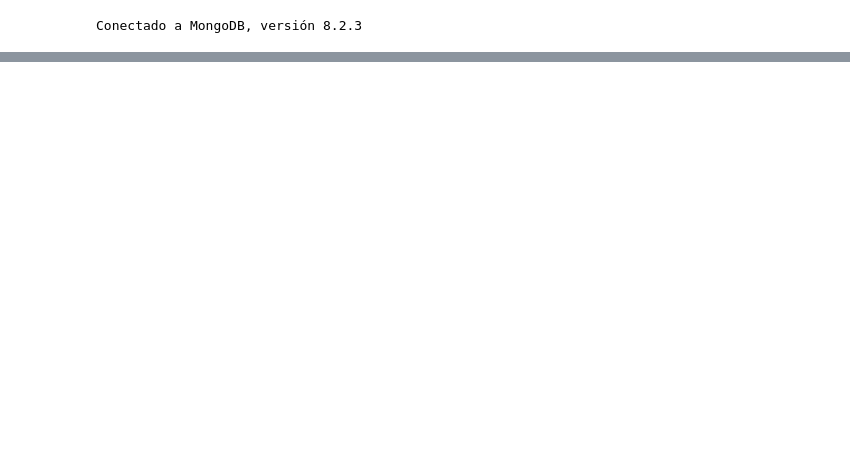
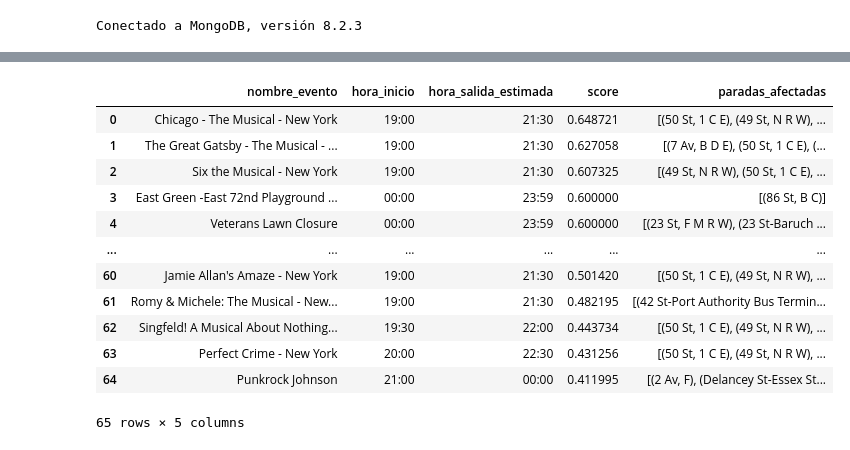
Before and after one commit to UCM-GIDIA-PD1/c2526-R5, a Jupyter notebook: src/eventos/notebook_eventos_final.ipynb, the cells around one changed output, grey strips where cells are left out. Cells and saved outputs as stored; diff of their text form; code cells hidden in the pictures; blank space fills up the shorter version.

Commit message:
Finalizado eventos actuales, ambas apis, notebook y script

```diff
--- a/src/eventos/notebook_eventos_final.ipynb
+++ b/src/eventos/notebook_eventos_final.ipynb
@@ -340,0 +358,37 @@ df_nyc
+# %%
+def fusionar_dataframes(df_seat_geek, df_nyc):
+    df_seat_geek['score'] = (df_seat_geek['popularidad_score'] + df_seat_geek['venue_score']) / 2
+    df_seat_geek = df_seat_geek.drop(columns=['popularidad_score', 'venue_score', 'capacidad'])
+
+    df_nyc['score'] = df_nyc['nivel_riesgo_tipo'] / 10
+    df_nyc = df_nyc.drop(columns=['nivel_riesgo_tipo'])
+
+
+
+    cols_comunes = ['nombre_evento', 'hora_inicio', 'hora_salida_estimada', 'score', 'paradas_afectadas']
+    df_final = pd.concat([
+        df_seat_geek[cols_comunes],
+        df_nyc[cols_comunes]
+    ], ignore_index=True)
+
+    df_final = df_final.sort_values('score', ascending=False).reset_index(drop=True)
+
+    return df_final
+# %%
+df_final = fusionar_dataframes(df_seat_geek, df_nyc)
+# %%
+df_final
+# %% [output]
+|  | nombre_evento | hora_inicio | hora_salida_estimada | score | paradas_afectadas |
+| 0 | Chicago - The Musical - New York | 19:00 | 21:30 | 0.648721 | [(50 St, 1 C E), (49 St, N R W), ... |
+| 1 | The Great Gatsby - The Musical - ... | 19:00 | 21:30 | 0.627058 | [(7 Av, B D E), (50 St, 1 C E), (... |
+| 2 | Six the Musical - New York | 19:00 | 21:30 | 0.607325 | [(49 St, N R W), (50 St, 1 C E), ... |
+| 3 | East Green -East 72nd Playground ... | 00:00 | 23:59 | 0.600000 | [(86 St, B C)] |
+| 4 | Veterans Lawn Closure | 00:00 | 23:59 | 0.600000 | [(23 St, F M R W), (23 St-Baruch ... |
+| ... | ... | ... | ... | ... | ... |
+| 60 | Jamie Allan's Amaze - New York | 19:00 | 21:30 | 0.501420 | [(50 St, 1 C E), (49 St, N R W), ... |
+| 61 | Romy & Michele: The Musical - New... | 19:00 | 21:30 | 0.482195 | [(42 St-Port Authority Bus Termin... |
+| 62 | Singfeld! A Musical About Nothing... | 19:30 | 22:00 | 0.443734 | [(50 St, 1 C E), (49 St, N R W), ... |
+| 63 | Perfect Crime - New York | 20:00 | 22:30 | 0.431256 | [(50 St, 1 C E), (49 St, N R W), ... |
+| 64 | Punkrock Johnson | 21:00 | 00:00 | 0.411995 | [(2 Av, F), (Delancey St-Essex St... |
+65 rows × 5 columns
```
Also changed, not shown: parts of 4 cells of this notebook, 1 other file.
